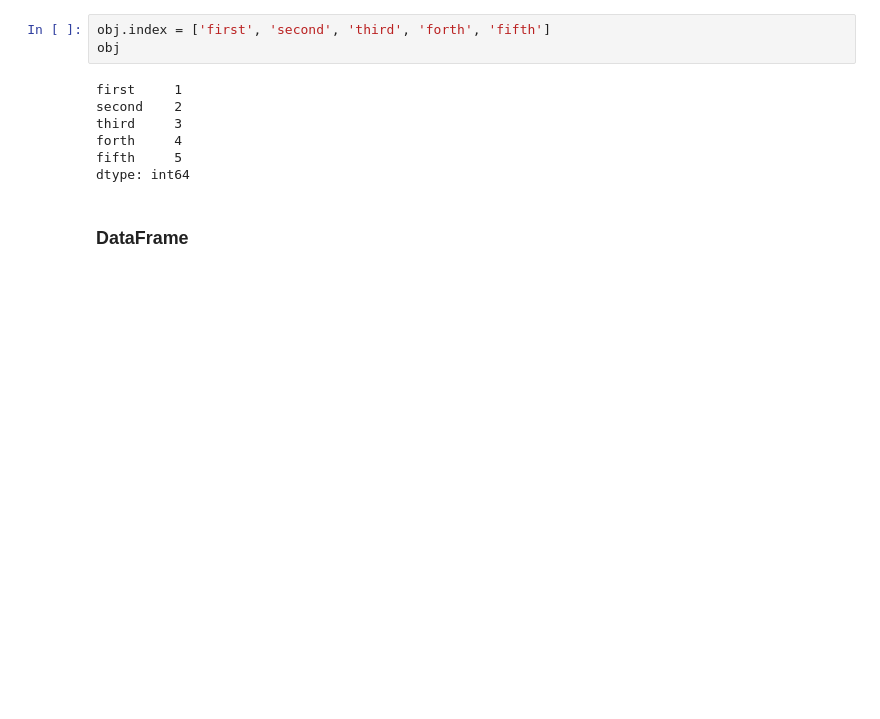
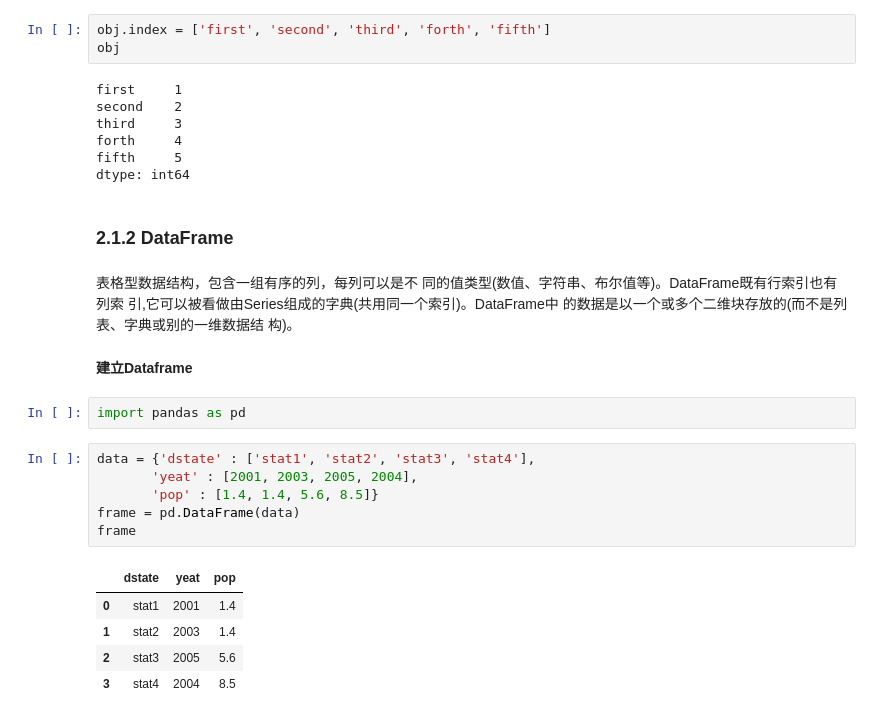
Before and after one commit to coderyjc/MyNotes, a Jupyter notebook: _Typora/Python/DataScience/jupyter/LearnDataScience.ipynb, the cells around one changed output. Saved outputs shown, nothing was run; the diff lists cells and outputs as text; blank space fills up the shorter version.

Commit message:
data science

```diff
--- a/_Typora/Python/DataScience/jupyter/LearnDataScience.ipynb
+++ b/_Typora/Python/DataScience/jupyter/LearnDataScience.ipynb
@@ -722,4 +722,26 @@ forth     4
 fifth     5
 dtype: int64
 # %% [markdown]
-### DataFrame
+### 2.1.2 DataFrame
+# %% [markdown]
+表格型数据结构，包含一组有序的列，每列可以是不
+同的值类型(数值、字符串、布尔值等)。DataFrame既有行索引也有列索
+引,它可以被看做由Series组成的字典(共用同一个索引)。DataFrame中
+的数据是以一个或多个二维块存放的(而不是列表、字典或别的一维数据结
+构)。
+# %% [markdown]
+**建立Dataframe**
+# %%
+import pandas as pd
+# %%
+data = {'dstate' : ['stat1', 'stat2', 'stat3', 'stat4'],
+       'yeat' : [2001, 2003, 2005, 2004],
+       'pop' : [1.4, 1.4, 5.6, 8.5]}
+frame = pd.DataFrame(data)
+frame
+# %% [output]
+|  | dstate | yeat | pop |
+| 0 | stat1 | 2001 | 1.4 |
+| 1 | stat2 | 2003 | 1.4 |
+| 2 | stat3 | 2005 | 5.6 |
+| 3 | stat4 | 2004 | 8.5 |
```
Also changed, not shown: parts of 27 cells of this notebook, 5 other files.
